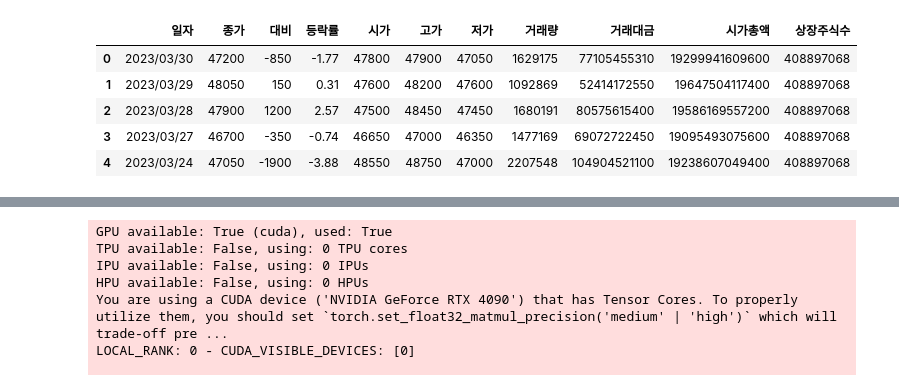
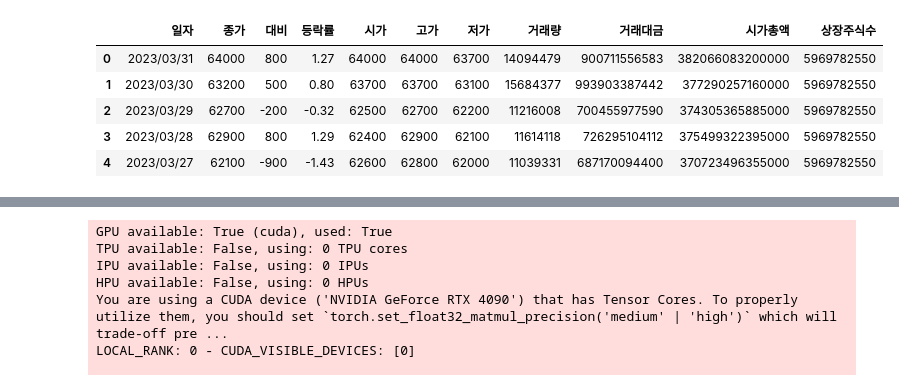
Before and after one commit to ghjk0498/timeseries_predict, a Jupyter notebook: predict-stock-price.ipynb, the cells around one changed output, grey strips where cells are left out. Saved outputs shown, nothing was run; the diff lists cells and outputs as text; code cells hidden in the pictures.

```diff
--- a/predict-stock-price.ipynb
+++ b/predict-stock-price.ipynb
@@ -10,12 +10,12 @@ from darts.dataprocessing.transformers import Scaler
 from darts.metrics import mape
 from darts.utils.timeseries_generation import datetime_attribute_timeseries
 # %%
-df = pd.read_excel('data_3419_20230330.xlsx')
+df = pd.read_excel('sample/005930_삼성전자_20000101_20230331.xlsx')
 df.head()
 # %% [output]
 |  | 일자 | 종가 | 대비 | 등락률 | 시가 | 고가 | 저가 | 거래량 | 거래대금 | 시가총액 | 상장주식수 |
-| 0 | 2023/03/30 | 47200 | -850 | -1.77 | 47800 | 47900 | 47050 | 1629175 | 77105455310 | 19299941609600 | 408897068 |
-| 1 | 2023/03/29 | 48050 | 150 | 0.31 | 47600 | 48200 | 47600 | 1092869 | 52414172550 | 19647504117400 | 408897068 |
-| 2 | 2023/03/28 | 47900 | 1200 | 2.57 | 47500 | 48450 | 47450 | 1680191 | 80575615400 | 19586169557200 | 408897068 |
-| 3 | 2023/03/27 | 46700 | -350 | -0.74 | 46650 | 47000 | 46350 | 1477169 | 69072722450 | 19095493075600 | 408897068 |
-| 4 | 2023/03/24 | 47050 | -1900 | -3.88 | 48550 | 48750 | 47000 | 2207548 | 104904521100 | 19238607049400 | 408897068 |
+| 0 | 2023/03/31 | 64000 | 800 | 1.27 | 64000 | 64000 | 63700 | 14094479 | 900711556583 | 382066083200000 | 5969782550 |
+| 1 | 2023/03/30 | 63200 | 500 | 0.80 | 63700 | 63700 | 63100 | 15684377 | 993903387442 | 377290257160000 | 5969782550 |
+| 2 | 2023/03/29 | 62700 | -200 | -0.32 | 62500 | 62700 | 62200 | 11216008 | 700455977590 | 374305365885000 | 5969782550 |
+| 3 | 2023/03/28 | 62900 | 800 | 1.29 | 62400 | 62900 | 62100 | 11614118 | 726295104112 | 375499322395000 | 5969782550 |
+| 4 | 2023/03/27 | 62100 | -900 | -1.43 | 62600 | 62800 | 62000 | 11039331 | 687170094400 | 370723496355000 | 5969782550 |
```
Also changed, not shown: parts of 2 cells of this notebook.
